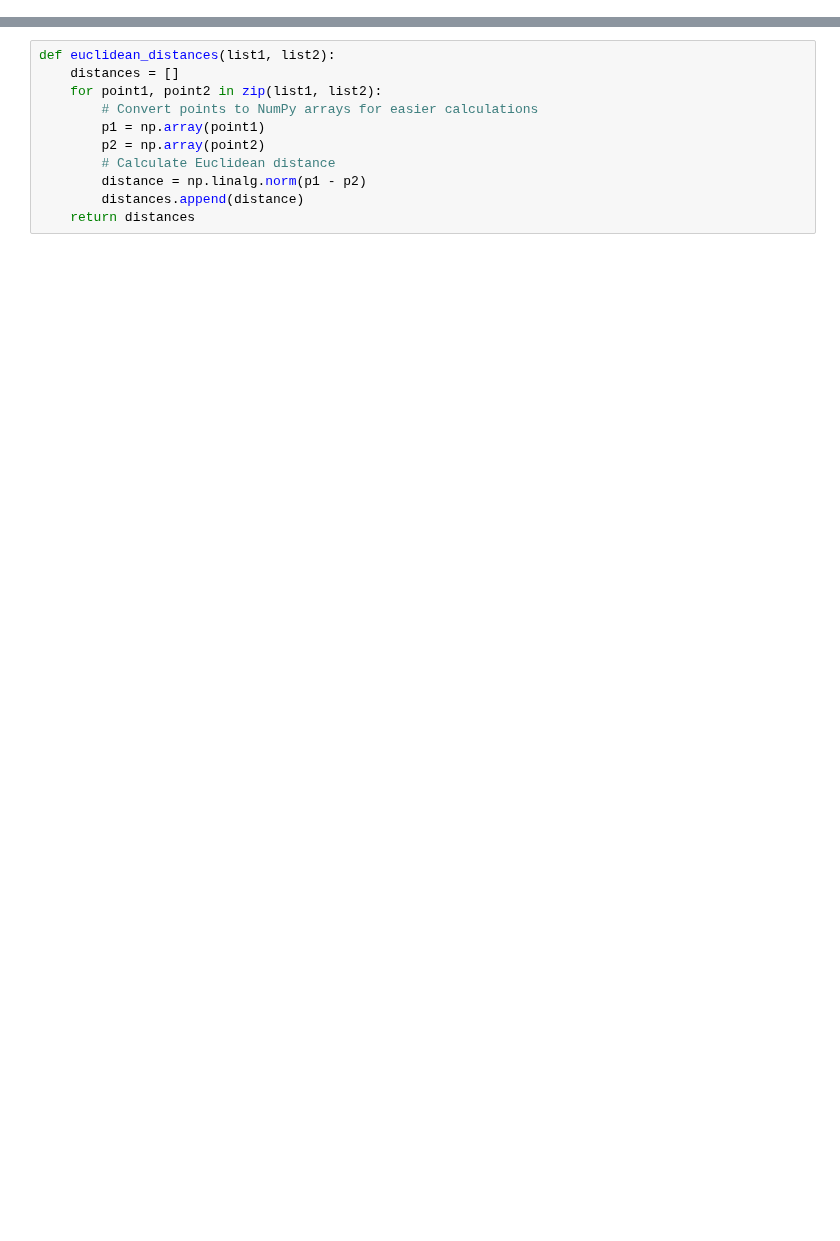
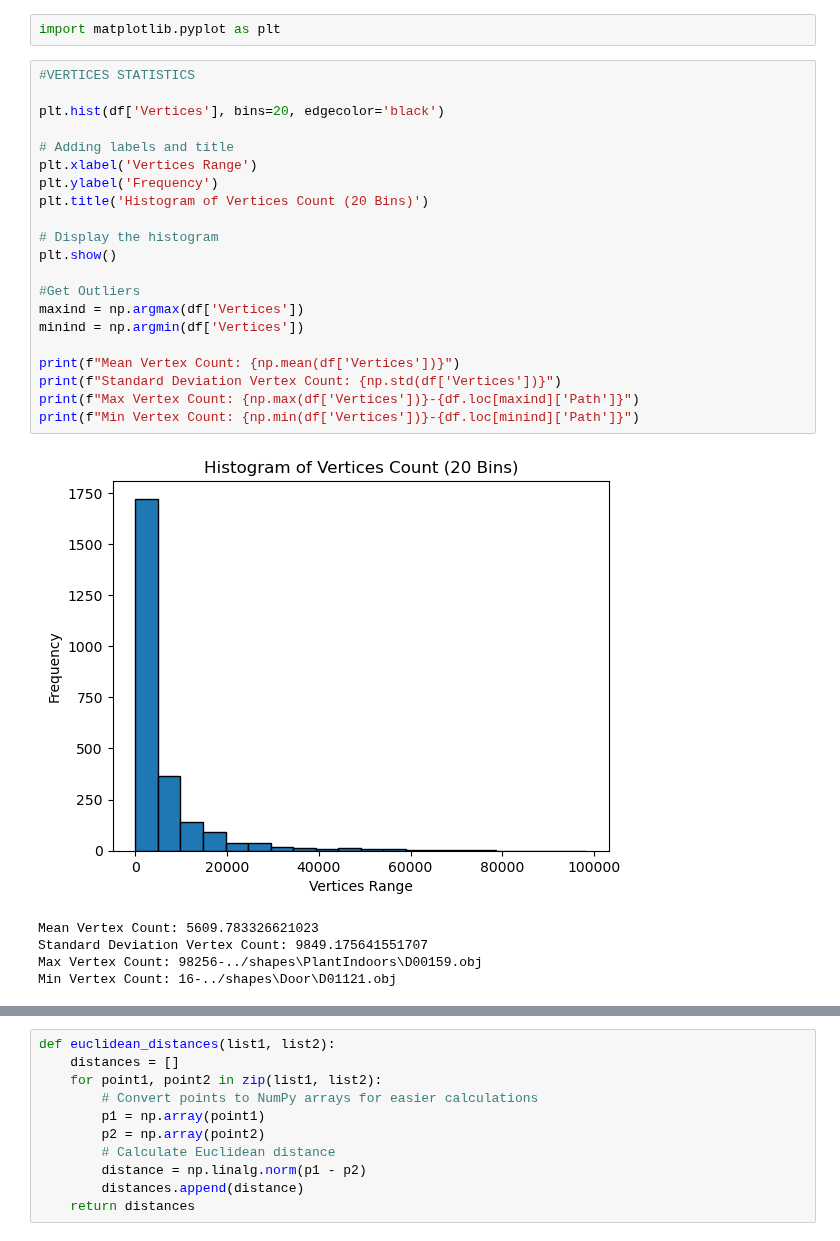
Before and after one commit to maria-raluca-st/INFOMR-final-project, a Jupyter notebook: mmdbs/preprocessing.ipynb, the cells around one changed output, grey strips where cells are left out. Saved outputs shown, nothing was run; the diff lists cells and outputs as text; blank space fills up the shorter version.

```diff
--- a/mmdbs/preprocessing.ipynb
+++ b/mmdbs/preprocessing.ipynb
@@ -113,0 +186,29 @@ plt.show()
+# %%
+import matplotlib.pyplot as plt
+# %%
+#VERTICES STATISTICS
+
+plt.hist(df['Vertices'], bins=20, edgecolor='black')
+
+# Adding labels and title
+plt.xlabel('Vertices Range')
+plt.ylabel('Frequency')
+plt.title('Histogram of Vertices Count (20 Bins)')
+
+# Display the histogram
+plt.show()
+
+#Get Outliers
+maxind = np.argmax(df['Vertices'])
+minind = np.argmin(df['Vertices'])
+
+print(f"Mean Vertex Count: {np.mean(df['Vertices'])}")
+print(f"Standard Deviation Vertex Count: {np.std(df['Vertices'])}")
+print(f"Max Vertex Count: {np.max(df['Vertices'])}-{df.loc[maxind]['Path']}")
+print(f"Min Vertex Count: {np.min(df['Vertices'])}-{df.loc[minind]['Path']}")
+# %% [output]
+[figure, added]
+Mean Vertex Count: 5609.783326621023
+Standard Deviation Vertex Count: 9849.175641551707
+Max Vertex Count: 98256-../shapes\PlantIndoors\D00159.obj
+Min Vertex Count: 16-../shapes\Door\D01121.obj
```
Also changed, not shown: parts of 13 cells of this notebook.
